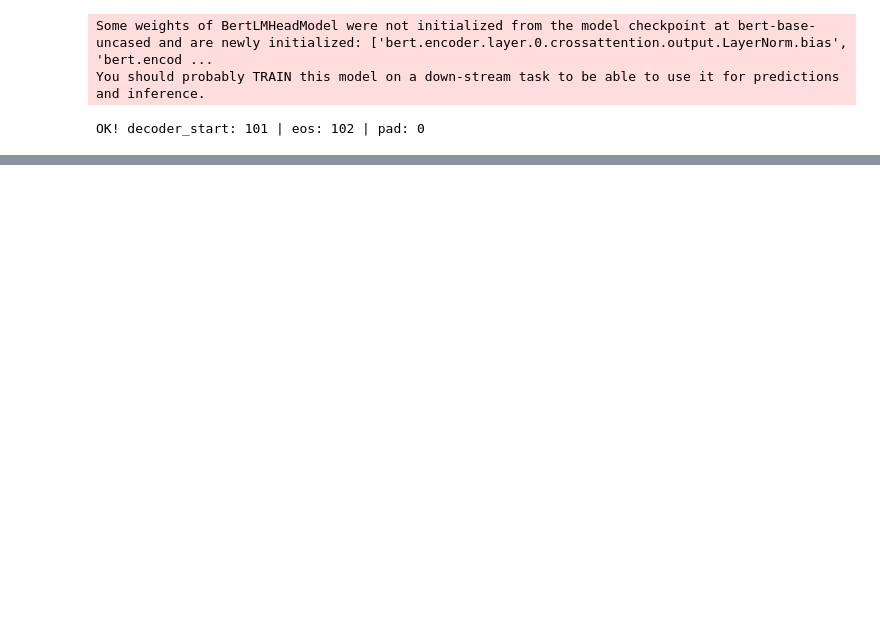
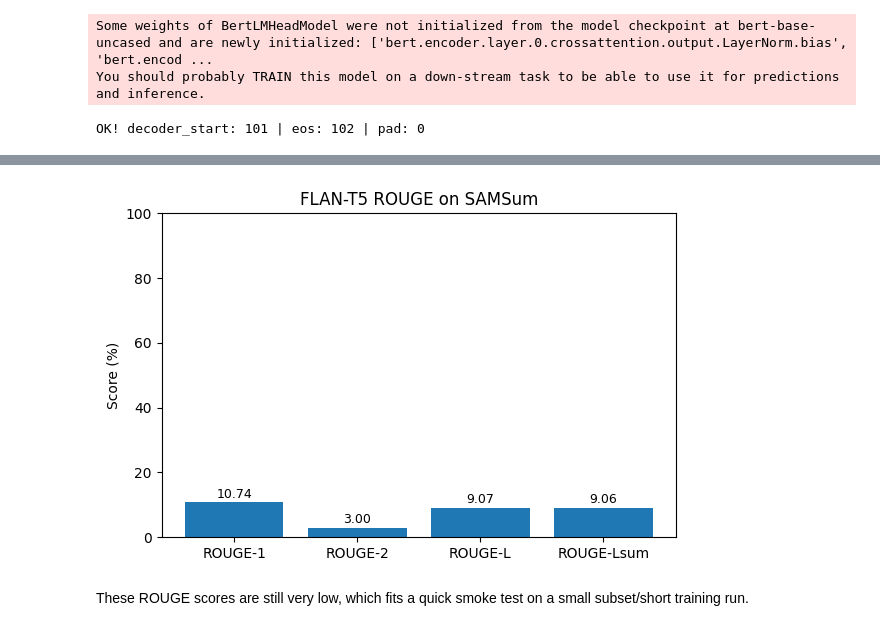
Before and after one commit to stephenliao08/Capstone3LLM, a Jupyter notebook: Capstone_LLM_Final.ipynb, the cells around one changed output, grey strips where cells are left out. Cells and saved outputs as stored; diff of their text form; code cells hidden in the pictures; blank space fills up the shorter version.

```diff
--- a/Capstone_LLM_Final.ipynb
+++ b/Capstone_LLM_Final.ipynb
@@ -833,9 +938,0 @@ tom is going to s the the the a the the her. she will s a the a a the. she is to
-# %%
-from transformers import AutoTokenizer, AutoModelForSeq2SeqLM
-
-model_id = "google/flan-t5-base"   # start with base for a quick smoke test
-# model_id = "google/flan-t5-large"  # switch to large once it works
-
-tokenizer = AutoTokenizer.from_pretrained(model_id, use_fast=True)
-model = AutoModelForSeq2SeqLM.from_pretrained(model_id).to(device)
-model.config.use_cache = False
@@ -1075,0 +1070,31 @@ sss thessass:ss andss toss ofs,,,s,ss, the,, thes,a,,as,:,,:s, and,, ands, to,,
+# %%
+def plot_rouge(metrics, title="ROUGE (Validation)"):
+    # Accept both eval_* and plain keys; convert to percent if needed
+    def get_val(k):
+        v = metrics.get(k, metrics.get(f"eval_{k}"))
+        if v is None: return None
+        v = float(v)
+        return v * 100.0 if v <= 1.0 else v
+
+    keys = ["rouge1", "rouge2", "rougeL", "rougeLsum"]
+    labels = ["ROUGE-1", "ROUGE-2", "ROUGE-L", "ROUGE-Lsum"]
+    vals = [get_val(k) for k in keys]
+    labs = [lab for lab, v in zip(labels, vals) if v is not None]
+    vals = [v for v in vals if v is not None]
+
+    plt.figure(figsize=(6,4))
+    bars = plt.bar(labs, vals)
+    for b, v in zip(bars, vals):
+        plt.text(b.get_x() + b.get_width()/2, v + 0.6, f"{v:.2f}", ha="center", va="bottom", fontsize=9)
+    plt.title(title)
+    plt.ylabel("Score (%)")
+    plt.ylim(0, 100)
+    plt.tight_layout()
+    plt.show()
+
+# Plot your FLAN-T5 results
+plot_rouge(metrics, title="FLAN-T5 ROUGE on SAMSum")
+# %% [output]
+[figure, added]
+# %% [markdown]
+These ROUGE scores are still very low, which fits a quick smoke test on a small subset/short training run.
```
Also changed, not shown: parts of 41 cells of this notebook.
